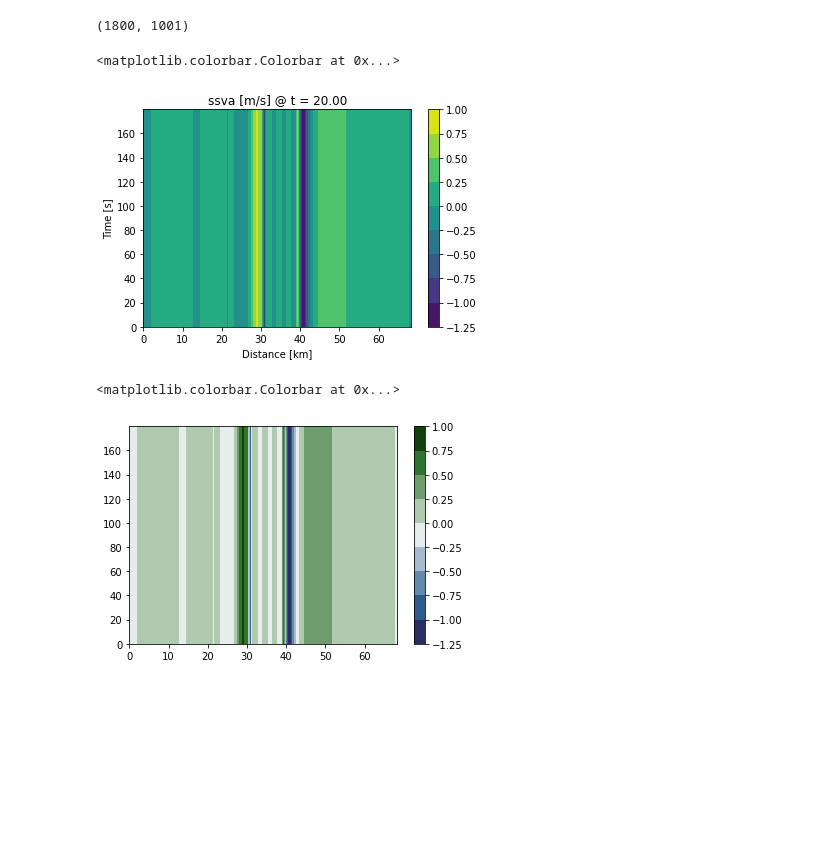
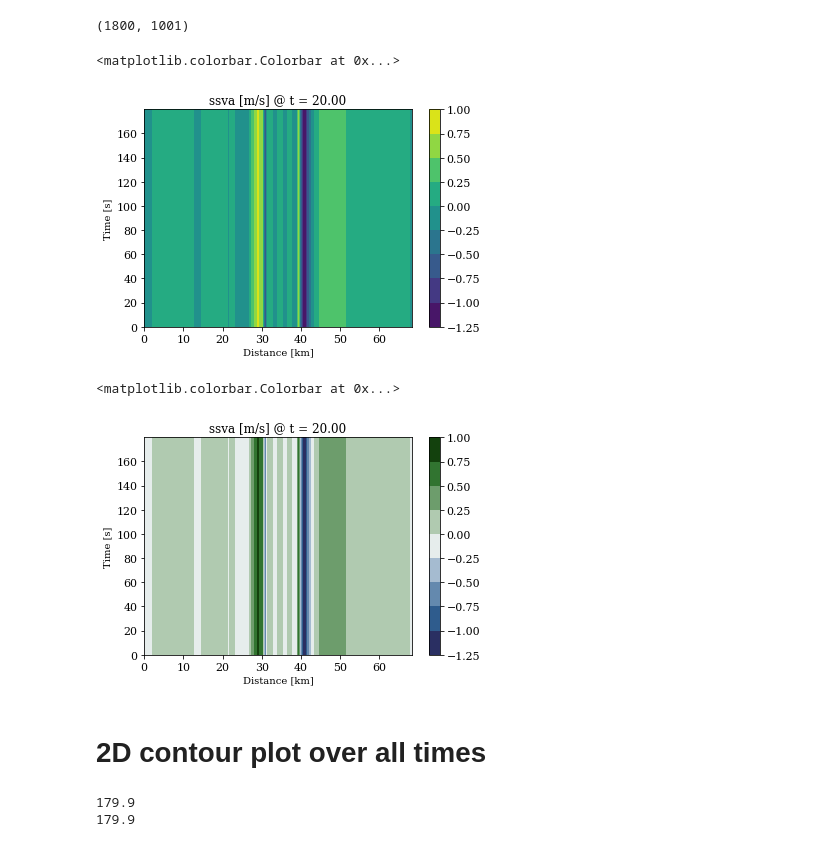
Before and after one commit to fabian-kutschera/Scripts4Processing, a Jupyter notebook: post_plotting/cross-section_from_receivers.ipynb, the cells around one changed output. Cells and saved outputs as stored; diff of their text form; code cells hidden in the pictures; blank space fills up the shorter version.

```diff
--- a/post_plotting/cross-section_from_receivers.ipynb
+++ b/post_plotting/cross-section_from_receivers.ipynb
@@ -15,2 +19,0 @@ file = "HFFZ_full-receiver-00483-00008.dat"
-# %%
-column_names = ["Time","xx","yy","zz","xy","yz","xz","u","v","w"]
@@ -54,6 +62,7 @@ max(df.Time)
 # %%
 # need to adjust time due to floating point errors/ rounding
 time_length = 1800
-df["Time"] = np.linspace(0, 179.9, time_length)
+time_array = np.linspace(0, 179.9, time_length)
+df["Time"] = time_array
 df.loc[df['Time'] == 40.0]
 # %% [output]
@@ -204,7 +198,7 @@ ti = np.linspace(0, 179.9, time_length)
 # %%
-DI, TI = np.meshgrid(distance, ti)
+DISTANCE, TIME = np.meshgrid(distance, time_array)
 # %%
-ssva = (stack.w)
+ssva = (stack.v3)
 ssva
 # %% [output]
 200   -0.017425
@@ -229,17 +223,22 @@ SSVA.shape
 # %% [output]
 (1800, 1001)
 # %%
-plt.contourf(DI, TI, SSVA)
+plt.contourf(DISTANCE, TIME, SSVA)
 plt.xlabel("Distance [km]")
 plt.ylabel("Time [s]")
 plt.title("ssva [m/s] @ t = {:.2f}".format(stack["Time"].iloc[0]))
 plt.colorbar()
 # %% [output]
 <matplotlib.colorbar.Colorbar at 0x...>
-[figure, old version]
+[figure, new version]
 # %%
-h = plt.contourf(DI, TI, SSVA, cmap=cm.cork)
+h = plt.contourf(DISTANCE, TIME, SSVA, cmap=cm.cork)
+plt.xlabel("Distance [km]")
+plt.ylabel("Time [s]")
+plt.title("ssva [m/s] @ t = {:.2f}".format(stack["Time"].iloc[0]))
 plt.colorbar(h)
 # %% [output]
 <matplotlib.colorbar.Colorbar at 0x...>
-[figure, old version]
+[figure, new version]
+# %% [markdown]
+# 2D contour plot over all times
@@ -245,0 +260,8 @@ plt.colorbar(h)
+# %%
+# need to adjust time due to floating point errors/ rounding
+print(max(df.Time))
+df["Time"] = np.linspace(0, 179.9, time_length)
+print(max(df.Time))
+# %% [output]
+179.9
+179.9
```
Also changed, not shown: parts of 43 cells of this notebook, 4 other files.
